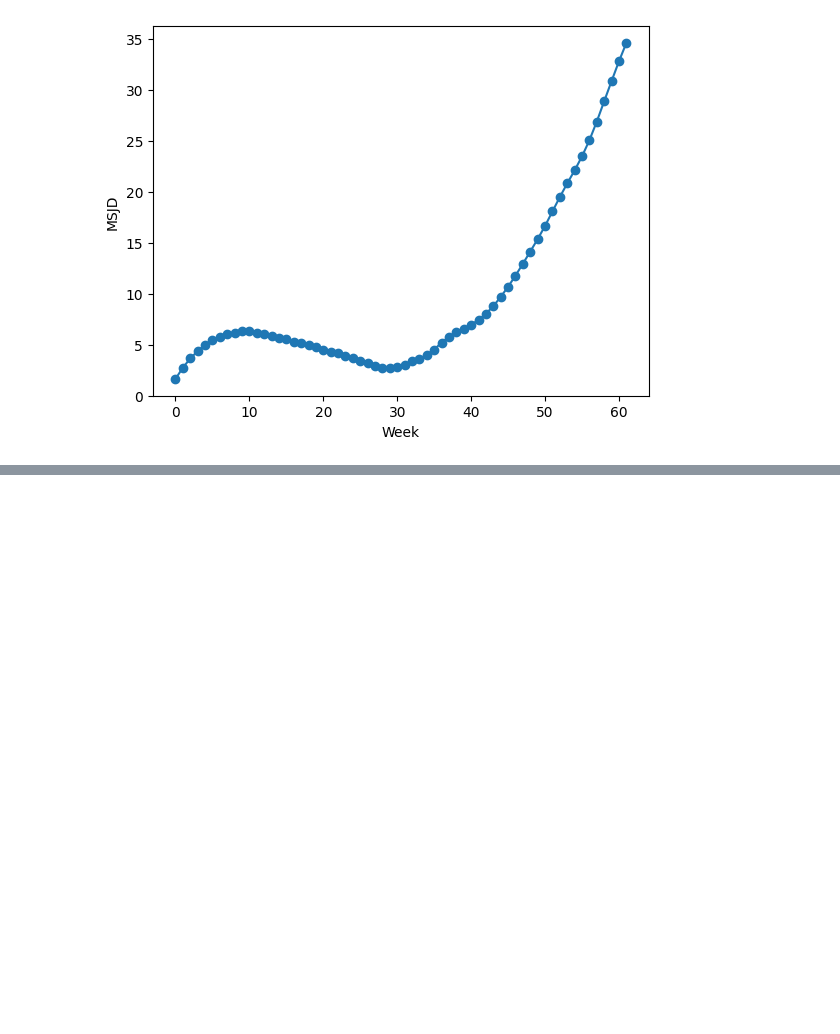
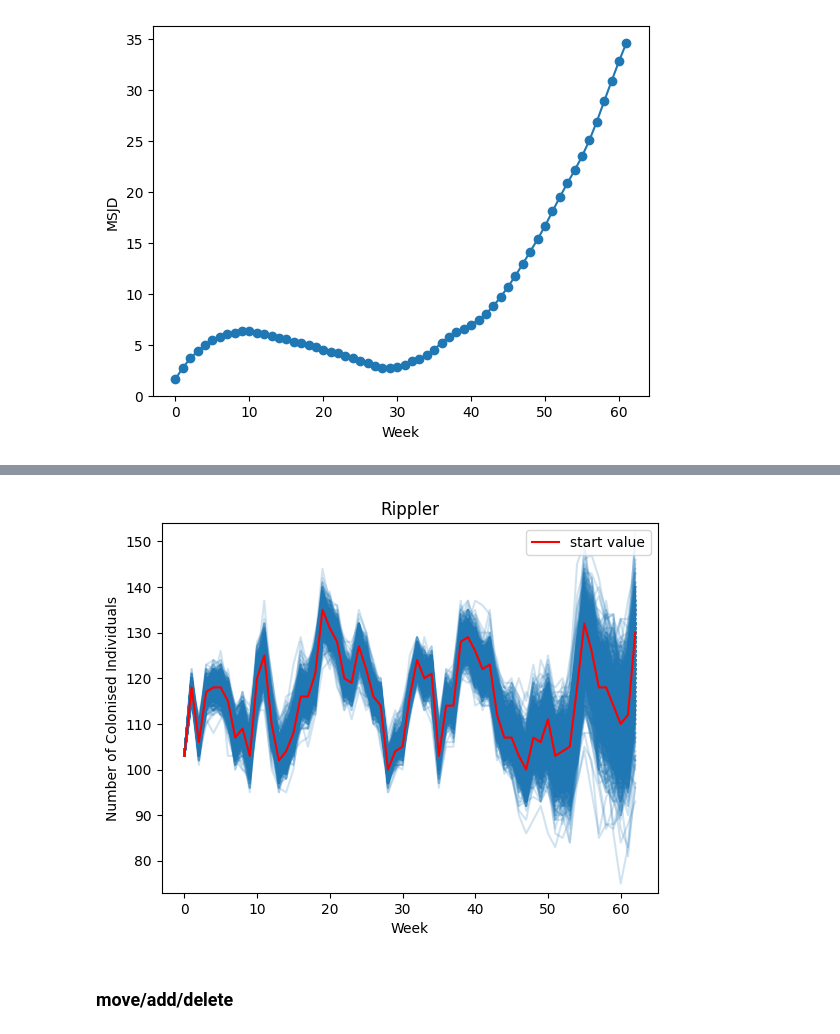
Before and after one commit to neilljn/AntiDOTE_Methods, a Jupyter notebook: experiments/sim_study_rippler_no_seasonality/results.ipynb, the cells around one changed output, grey strips where cells are left out. Cells and saved outputs as stored; diff of their text form; code cells hidden in the pictures; blank space fills up the shorter version.

```diff
--- a/experiments/sim_study_rippler_no_seasonality/results.ipynb
+++ b/experiments/sim_study_rippler_no_seasonality/results.ipynb
@@ -532,0 +682,18 @@ plt.show()
+# %%
+# plotting
+K = 1000
+colours = plt.cm.Blues(np.linspace(1,0,K))
+for k in range(K):
+    plt.plot(np.sum(moves[k],axis=1),color="C0",alpha=0.2)
+plt.plot(np.sum(UC_results['X'],axis=1),color="red",label="start value")
+plt.legend(loc="upper right")
+plt.ylim(73,154)
+plt.title(r'Rippler')
+plt.xlabel("Week")
+plt.ylabel("Number of Colonised Individuals")
+#plt.savefig("plots/updates_accepted_rippler.pdf")
+plt.show()
+# %% [output]
+[figure, added]
+# %% [markdown]
+### move/add/delete
```
Also changed, not shown: parts of 21 cells of this notebook, 3 other files.
